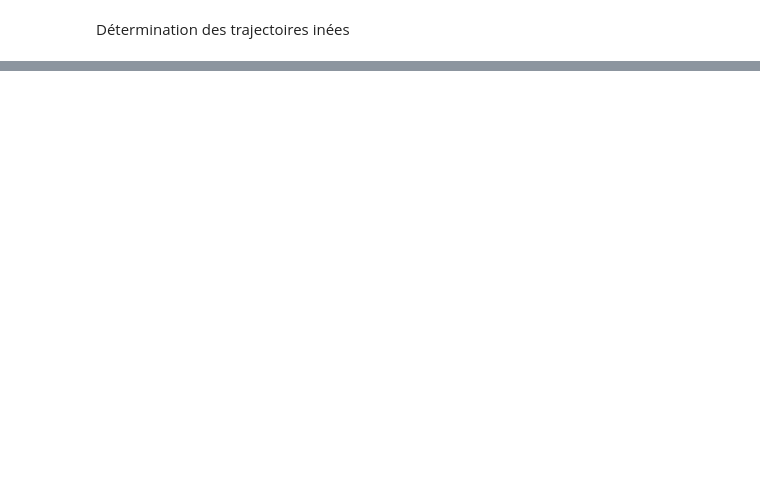
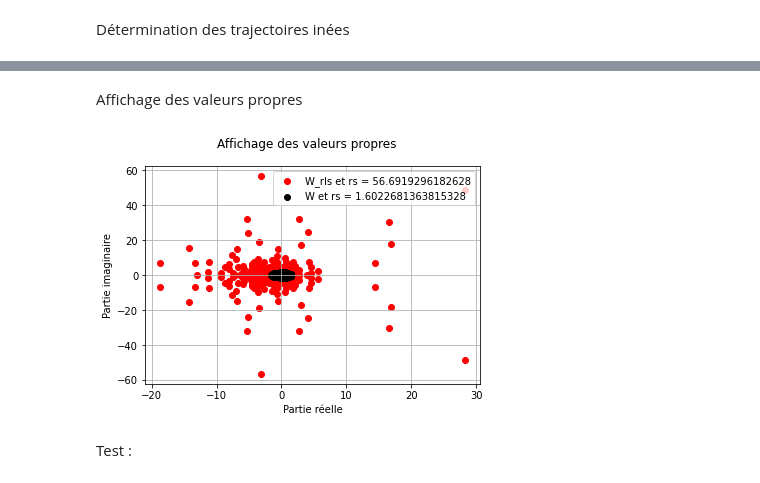
Before and after one commit to pCroiz/Stage-Mnemosyne, a Jupyter notebook: trained_reservoir_fig3.4.5_online.ipynb, the cells around one changed output, grey strips where cells are left out. Cells and saved outputs as stored; diff of their text form; code cells hidden in the pictures; blank space fills up the shorter version.

```diff
--- a/trained_reservoir_fig3.4.5_online.ipynb
+++ b/trained_reservoir_fig3.4.5_online.ipynb
@@ -170,15 +179,29 @@ def _rls(P, x, e):
 # %%
 P = np.identity(N)                                                  # matrice de gain ?
-x = np.random.normal(0,1,(N,1))                                     #etats initiaux du réservoir
+W_rls = copy.deepcopy(W)
+c = 0
 
-for xi,xt in tqdm(zip(X_input,X_target)):                         #entrainement
+x = x_final
+
+for xi,xt in tqdm(zip(X_input,X_target)):                              #entrainement
+    error = []
     for t in range(len(xi)):                                           # pour 1 pas de temps
 
-        x1 = (1-lr)*x + lr*np.tanh(np.dot(Win,np.expand_dims(xi[t], axis=1))+np.dot(W,x))   #calcul de x(t+1)
+        I_noise = np.random.normal(0,1,size =np.shape(x)) + SD*I0                     #bruit dans le réservoir
+
+        x1 = (1-lr)*x + lr*np.tanh(np.dot(Win,np.expand_dims(xi[t], axis=1))+np.dot(W_rls,x))  #calcul de x(t+1)
 
         e = np.expand_dims(xt[t],axis=1) - x1                       #calcul de l'erreur pour un seul pas de temps
 
 
-        dW,P = _rls(P, x1, e)                                       #calcul du rls pour un pas de temps
+        dW_rls,P = _rls(P, x1, e)                                       #calcul du rls pour un pas de temps
 
-        W -= dW
+        W_rls -= dW_rls
+
+        x = x1
+
+        error.append(e)
+
+    c += 1
+
+    print("moyenne des erreurs sur l'entrainement {} : {} ".format(c,moyenne(e)))
@@ -184,0 +222,8 @@ for xi,xt in tqdm(zip(X_input,X_target)):                         #entrainement
+# %% [markdown]
+Affichage des valeurs propres
+# %%
+eigein_value(W_rls,W,"W_rls","W")
+# %% [output]
+[figure, added]
+# %% [markdown]
+Test :
```
Also changed, not shown: parts of 34 cells of this notebook, 1 other file.
